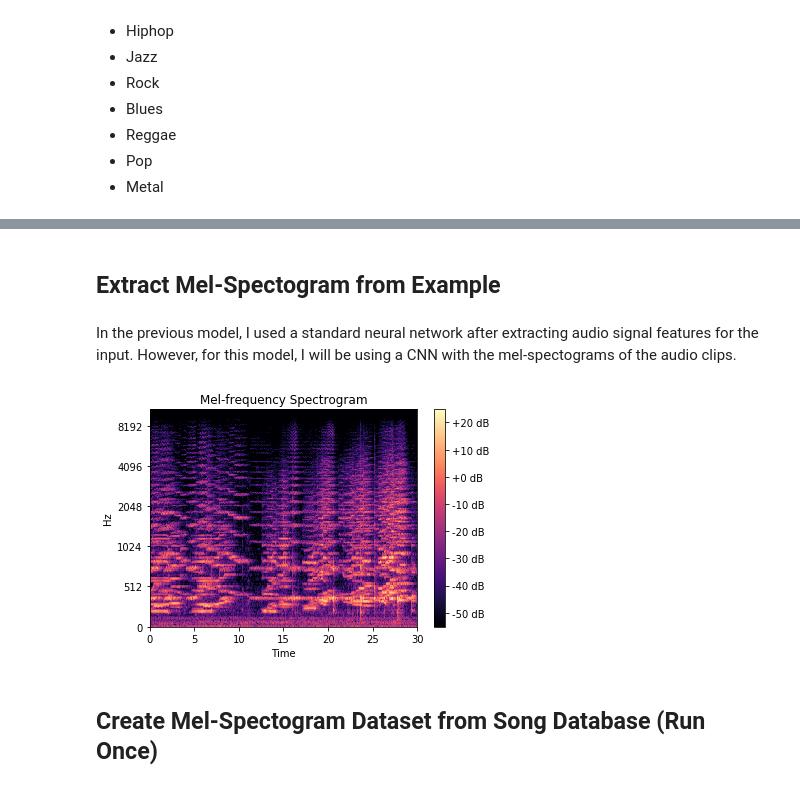
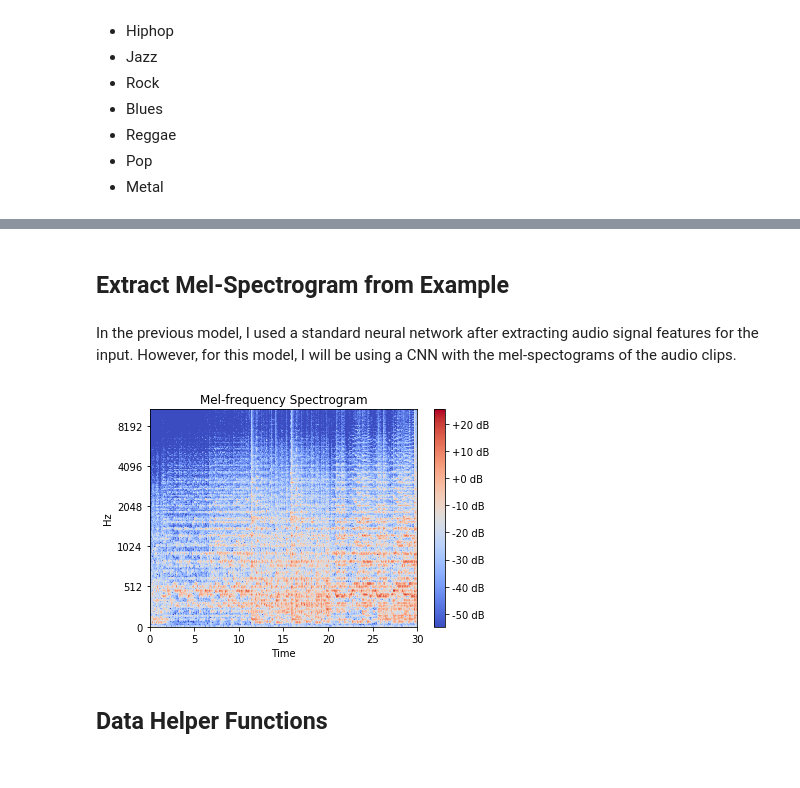
Before and after one commit to Davarco/Amadeus, a Jupyter notebook: Amadeus_v2.ipynb, the cells around one changed output, grey strips where cells are left out. Cells and saved outputs as stored; diff of their text form; code cells hidden in the pictures.

```diff
--- a/Amadeus_v2.ipynb
+++ b/Amadeus_v2.ipynb
@@ -62,16 +73,16 @@ Classical : 40
 [interactive output not drawn]
 # %% [markdown]
-## Extract Mel-Spectogram from Example
+## Extract Mel-Spectrogram from Example
 # %% [markdown]
 In the previous model, I used a standard neural network after extracting audio signal features for the input. However, for this model, I will be using a CNN with the mel-spectograms of the audio clips.
 # %%
 S = librosa.feature.melspectrogram(y=data, sr=sr, n_mels=512)
 S_dB = librosa.power_to_db(S)
-librosa.display.specshow(S_dB, x_axis='time', y_axis='mel', sr=sr)
+dis.specshow(S_dB, x_axis='time', y_axis='mel', sr=sr)
 plt.colorbar(format='%+2.0f dB')
 plt.title('Mel-frequency Spectrogram')
 plt.show()
 # %% [output]
-[figure, old version]
+[figure, new version]
-# %% [markdown]
-## Create Mel-Spectogram Dataset from Song Database (Run Once)
+# %% [markdown]
+## Data Helper Functions
```
Also changed, not shown: parts of 28 cells of this notebook.
